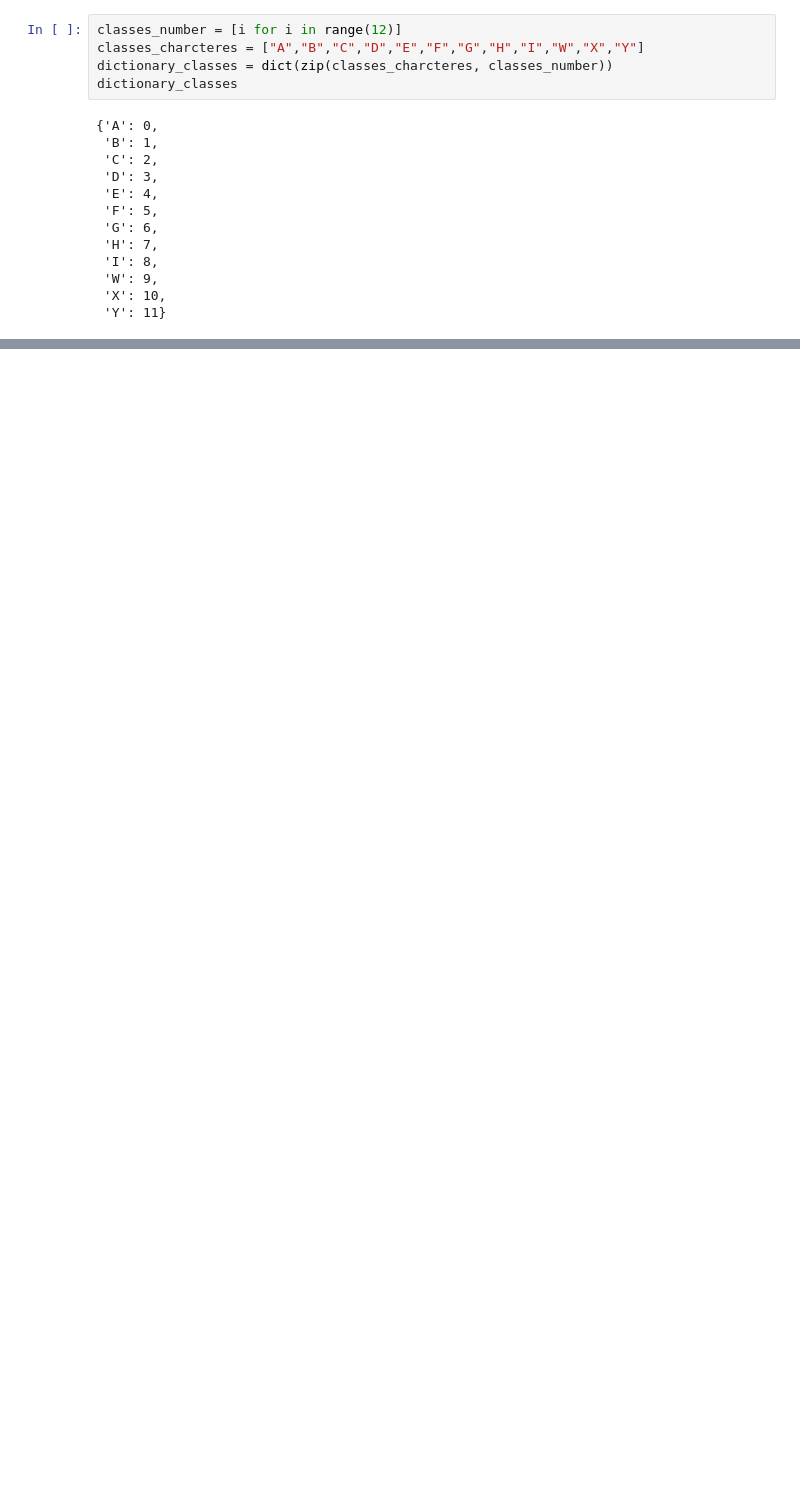
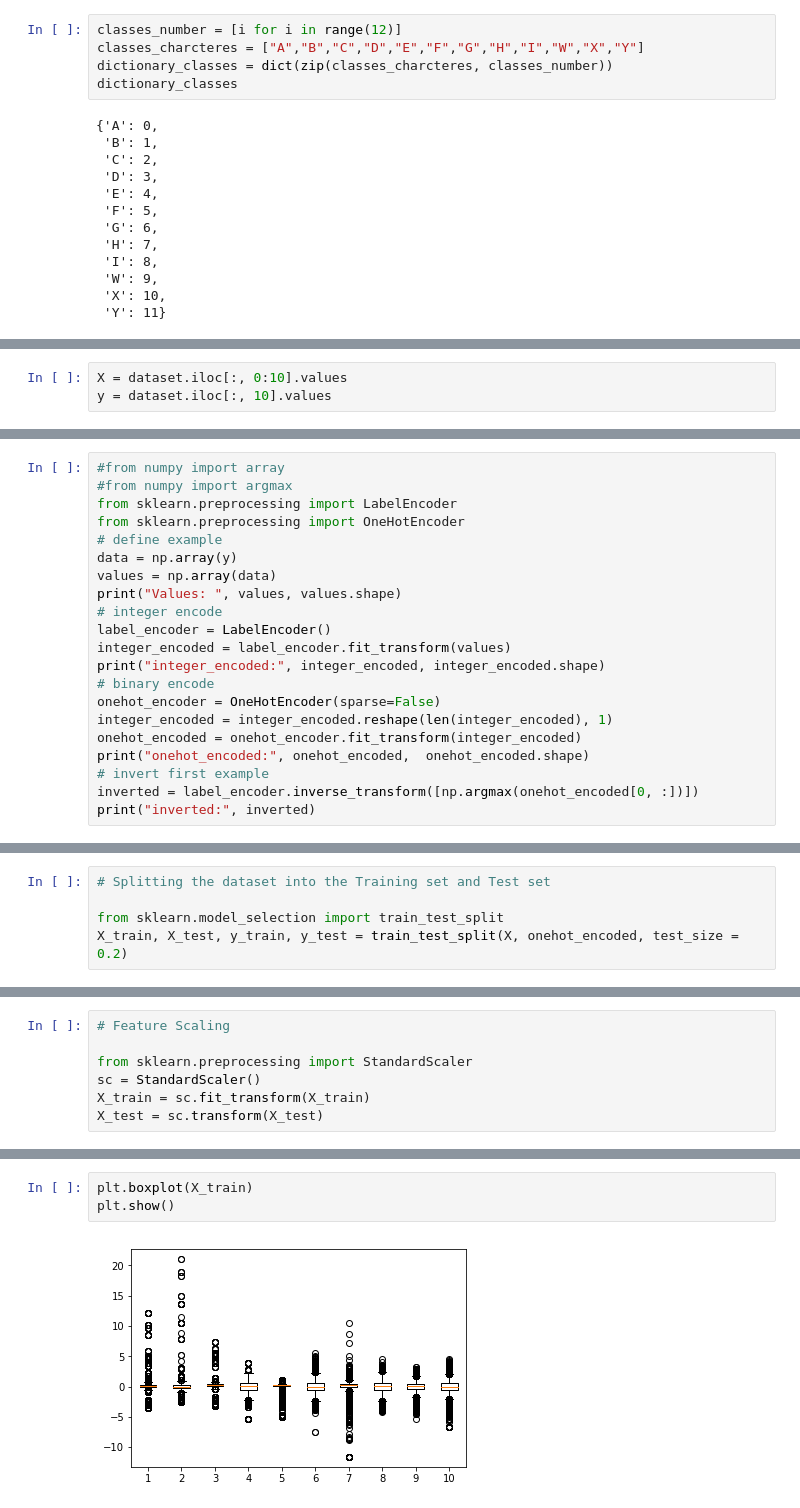
Before and after one commit to nathNath/provadeia, a Jupyter notebook: questaodois/Segunda questão.ipynb, the cells around one changed output, grey strips where cells are left out. Cells and saved outputs as stored; diff of their text form; blank space fills up the shorter version.

```diff
--- a/questaodois/Segunda questão.ipynb
+++ b/questaodois/Segunda questão.ipynb
@@ -574,0 +189,3 @@ Returns the loss value & metrics values for the model in test mode.
+# %%
+X = dataset.iloc[:, 0:10].values
+y = dataset.iloc[:, 10].values
@@ -574,0 +256,21 @@ Returns the loss value & metrics values for the model in test mode.
+# %%
+#from numpy import array
+#from numpy import argmax
+from sklearn.preprocessing import LabelEncoder
+from sklearn.preprocessing import OneHotEncoder
+# define example
+data = np.array(y)
+values = np.array(data)
+print("Values: ", values, values.shape)
+# integer encode
+label_encoder = LabelEncoder()
+integer_encoded = label_encoder.fit_transform(values)
+print("integer_encoded:", integer_encoded, integer_encoded.shape)
+# binary encode
+onehot_encoder = OneHotEncoder(sparse=False)
+integer_encoded = integer_encoded.reshape(len(integer_encoded), 1)
+onehot_encoded = onehot_encoder.fit_transform(integer_encoded)
+print("onehot_encoded:", onehot_encoded,  onehot_encoded.shape)
+# invert first example
+inverted = label_encoder.inverse_transform([np.argmax(onehot_encoded[0, :])])
+print("inverted:", inverted)
@@ -574,0 +301,5 @@ Returns the loss value & metrics values for the model in test mode.
+# %%
+# Splitting the dataset into the Training set and Test set
+
+from sklearn.model_selection import train_test_split
+X_train, X_test, y_train, y_test = train_test_split(X, onehot_encoded, test_size = 0.2)
@@ -574,0 +360,7 @@ Returns the loss value & metrics values for the model in test mode.
+# %%
+# Feature Scaling
+
+from sklearn.preprocessing import StandardScaler
+sc = StandardScaler()
+X_train = sc.fit_transform(X_train)
+X_test = sc.transform(X_test)
@@ -574,0 +383,5 @@ Returns the loss value & metrics values for the model in test mode.
+# %%
+plt.boxplot(X_train)
+plt.show()
+# %% [output]
+[figure, added]
```
Also changed, not shown: parts of 97 cells of this notebook, 21 other files.
